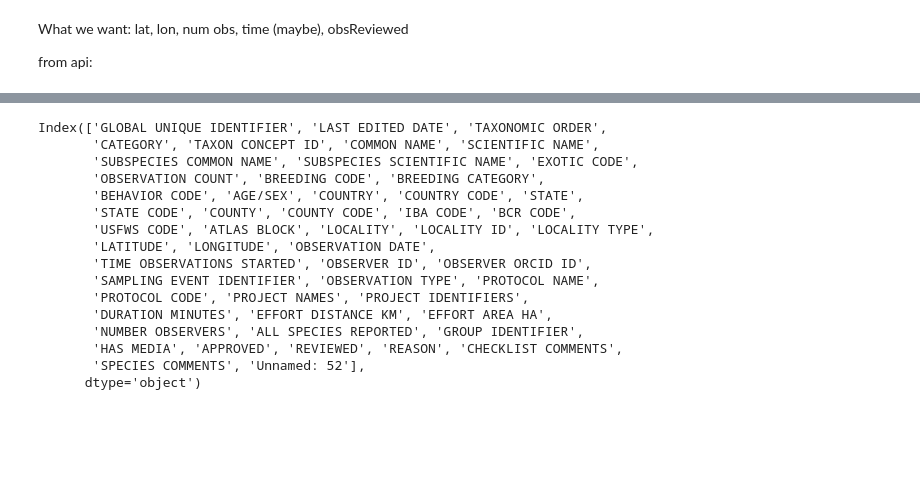
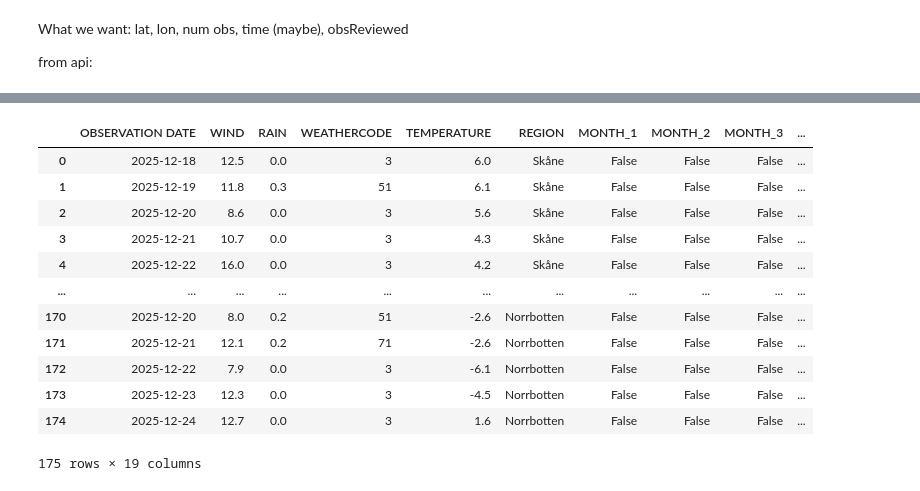
Before and after one commit to JarlSteph/BirdUp, a Jupyter notebook: temp_test.ipynb, the cells around one changed output, grey strips where cells are left out. Saved outputs shown, nothing was run; the diff lists cells and outputs as text; code cells hidden in the pictures; blank space fills up the shorter version.

```diff
--- a/temp_test.ipynb
+++ b/temp_test.ipynb
@@ -108,22 +35,3 @@ df_whteag.head()
-# %%
-df_whteag.columns
-# %% [output]
-Index(['GLOBAL UNIQUE IDENTIFIER', 'LAST EDITED DATE', 'TAXONOMIC ORDER',
-       'CATEGORY', 'TAXON CONCEPT ID', 'COMMON NAME', 'SCIENTIFIC NAME',
-       'SUBSPECIES COMMON NAME', 'SUBSPECIES SCIENTIFIC NAME', 'EXOTIC CODE',
-       'OBSERVATION COUNT', 'BREEDING CODE', 'BREEDING CATEGORY',
-       'BEHAVIOR CODE', 'AGE/SEX', 'COUNTRY', 'COUNTRY CODE', 'STATE',
-       'STATE CODE', 'COUNTY', 'COUNTY CODE', 'IBA CODE', 'BCR CODE',
-       'USFWS CODE', 'ATLAS BLOCK', 'LOCALITY', 'LOCALITY ID', 'LOCALITY TYPE',
-       'LATITUDE', 'LONGITUDE', 'OBSERVATION DATE',
-       'TIME OBSERVATIONS STARTED', 'OBSERVER ID', 'OBSERVER ORCID ID',
-       'SAMPLING EVENT IDENTIFIER', 'OBSERVATION TYPE', 'PROTOCOL NAME',
-       'PROTOCOL CODE', 'PROJECT NAMES', 'PROJECT IDENTIFIERS',
-       'DURATION MINUTES', 'EFFORT DISTANCE KM', 'EFFORT AREA HA',
-       'NUMBER OBSERVERS', 'ALL SPECIES REPORTED', 'GROUP IDENTIFIER',
-       'HAS MEDIA', 'APPROVED', 'REVIEWED', 'REASON', 'CHECKLIST COMMENTS',
-       'SPECIES COMMENTS', 'Unnamed: 52'],
-      dtype='object')
 # %%
 #1
 def drop_unused_columns(df: pd.DataFrame) -> pd.DataFrame:
@@ -367,0 +368,20 @@ def historical():
+# %%
+#history = historical()
+#history
+
+feat = features(days=7)
+feat
+# %% [output]
+|  | OBSERVATION DATE | WIND | RAIN | WEATHERCODE | TEMPERATURE | REGION | MONTH_1 | MONTH_2 | MONTH_3 | ... |
+| 0 | 2025-12-18 | 12.5 | 0.0 | 3 | 6.0 | Skåne | False | False | False | ... |
+| 1 | 2025-12-19 | 11.8 | 0.3 | 51 | 6.1 | Skåne | False | False | False | ... |
+| 2 | 2025-12-20 | 8.6 | 0.0 | 3 | 5.6 | Skåne | False | False | False | ... |
+| 3 | 2025-12-21 | 10.7 | 0.0 | 3 | 4.3 | Skåne | False | False | False | ... |
+| 4 | 2025-12-22 | 16.0 | 0.0 | 3 | 4.2 | Skåne | False | False | False | ... |
+| ... | ... | ... | ... | ... | ... | ... | ... | ... | ... | ... |
+| 170 | 2025-12-20 | 8.0 | 0.2 | 51 | -2.6 | Norrbotten | False | False | False | ... |
+| 171 | 2025-12-21 | 12.1 | 0.2 | 71 | -2.6 | Norrbotten | False | False | False | ... |
+| 172 | 2025-12-22 | 7.9 | 0.0 | 3 | -6.1 | Norrbotten | False | False | False | ... |
+| 173 | 2025-12-23 | 12.3 | 0.0 | 3 | -4.5 | Norrbotten | False | False | False | ... |
+| 174 | 2025-12-24 | 12.7 | 0.0 | 3 | 1.6 | Norrbotten | False | False | False | ... |
+175 rows × 19 columns
```
Also changed, not shown: parts of 14 cells of this notebook, 2 other files.
